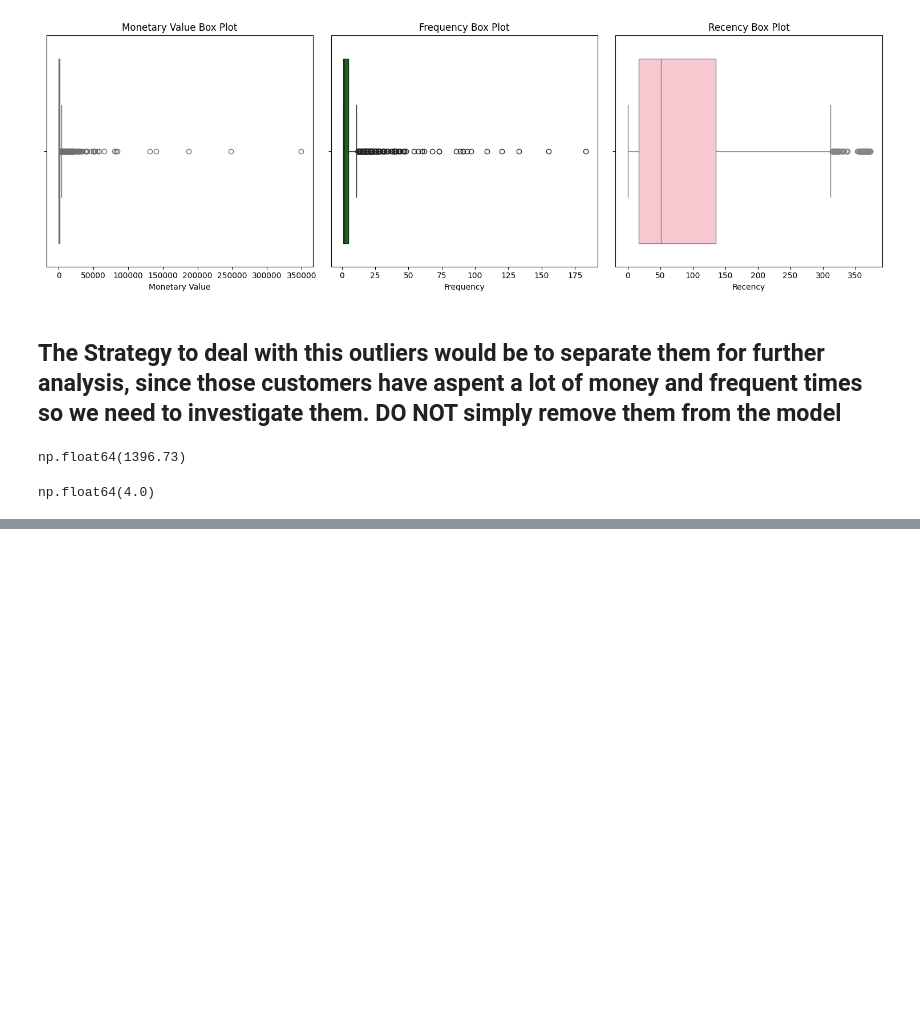
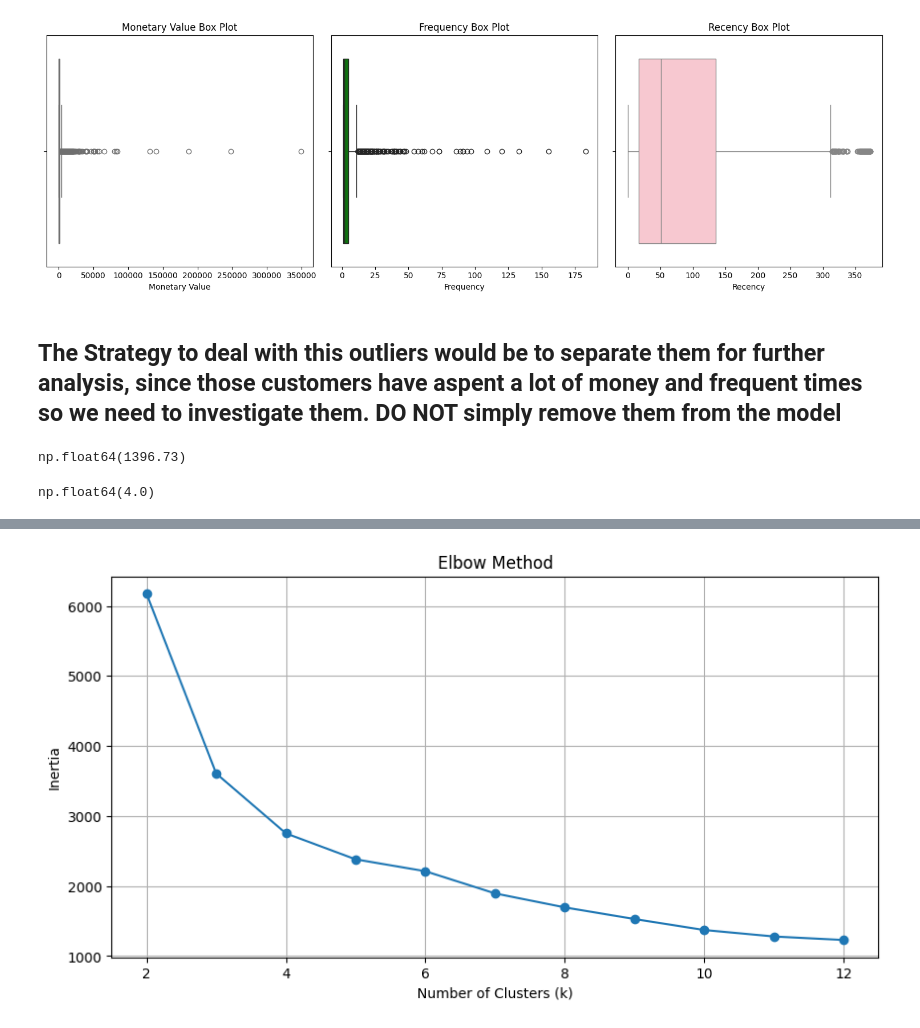
Before and after one commit to jcampuzano1111/K-Means-Online-Retailes, a Jupyter notebook: K_Means_cluster_online_retail.ipynb, the cells around one changed output, grey strips where cells are left out. Drawn from its saved outputs; the diff is of its cells as text; code cells hidden in the pictures; blank space fills up the shorter version.

```diff
--- a/K_Means_cluster_online_retail.ipynb
+++ b/K_Means_cluster_online_retail.ipynb
@@ -471,0 +618,22 @@ Frequency_outliers = aggregated_df[(aggregated_df['Frequency'] < (FQR1 - 1.5 * I
+# %%
+# In K-means, as you increase the number of clusters (k), the distances between points and their centroids will always decrease. If you have $N$ data points and set $k = N$, the distance would be zero because every point is its own centroid.The Elbow Method looks for the "elbow" of the curve—the specific point where adding another cluster doesn't provide a significantly better fit.
+
+max_k = 12
+
+inertia = []
+k_values = range(2, max_k+1)
+
+for k in k_values:
+    kmeans = KMeans(n_clusters=k, random_state=42, max_iter=1000) # 1000 times the centroids will from in a cluster
+    kmeans.fit_predict(scaled_data_df)
+    inertia.append(kmeans.inertia_)
+# %%
+plt.figure(figsize=(10, 5))
+plt.plot(k_values, inertia, marker='o')
+plt.xlabel('Number of Clusters (k)')
+plt.ylabel('Inertia')
+plt.title('Elbow Method')
+plt.grid(True)
+plt.show()
+# %% [output]
+[figure, added]
```
Also changed, not shown: parts of 22 cells of this notebook.
